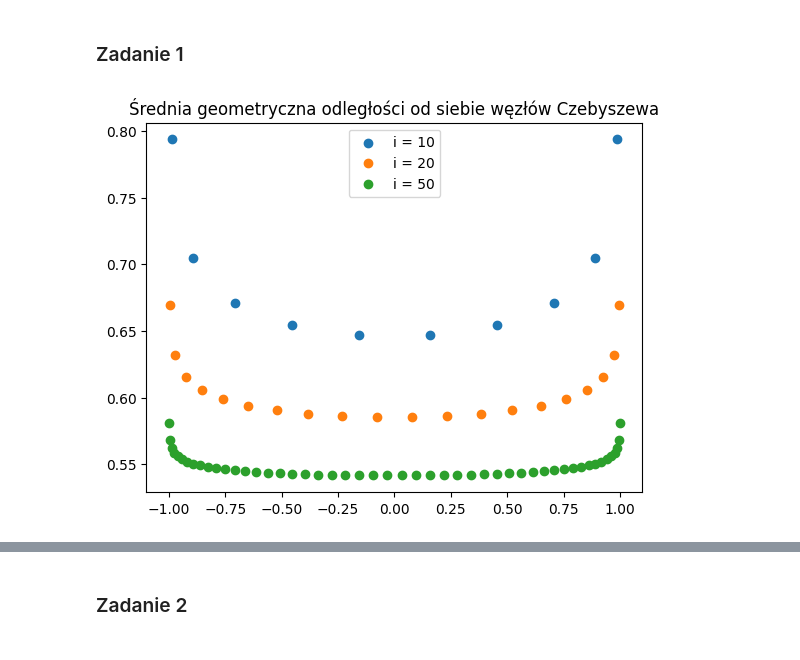
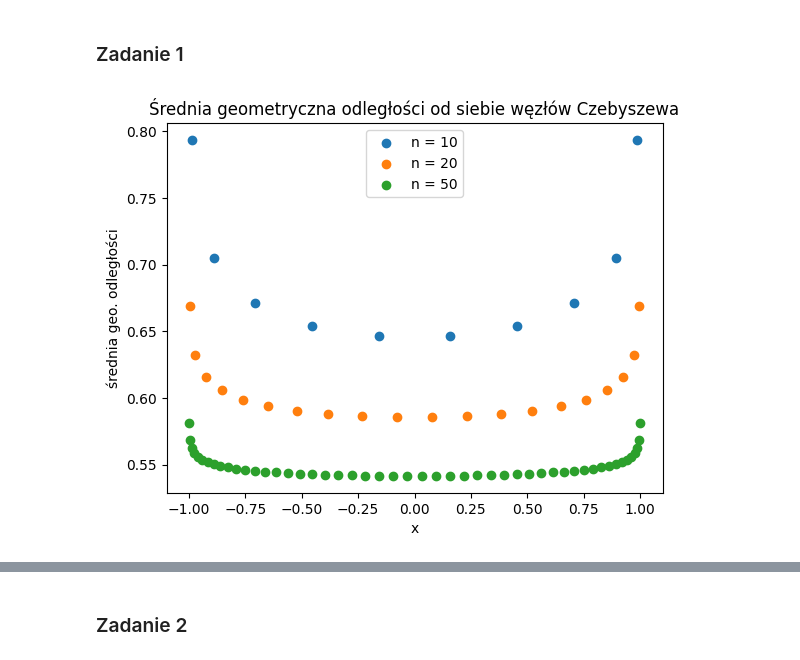
Before and after one commit to memecat5/MOWNIT, a Jupyter notebook: lab4/lab4.ipynb, the cells around one changed output, grey strips where cells are left out. Drawn from its saved outputs; the diff is of its cells as text; code cells hidden in the pictures.

```diff
--- a/lab4/lab4.ipynb
+++ b/lab4/lab4.ipynb
@@ -18,14 +18,16 @@ def calc_distances(x_nodes: np.ndarray):
 # %%
 # Chebyshev's nodes
 
 for i in (10, 20, 50):
     xs = chybeshev_nodes(i)
-    plt.scatter(xs, calc_distances(xs), label=f"i = {i}")
+    plt.scatter(xs, calc_distances(xs), label=f"n = {i}")
 plt.title("Średnia geometryczna odległości od siebie węzłów Czebyszewa")
+plt.xlabel("x")
+plt.ylabel("średnia geo. odległości")
 plt.legend()
 plt.show()
 # %% [output]
-[figure, old version]
+[figure, new version]
 # %%
 # Legendre's nodes
 
```
Also changed, not shown: parts of 2 cells of this notebook, 2 other files.
